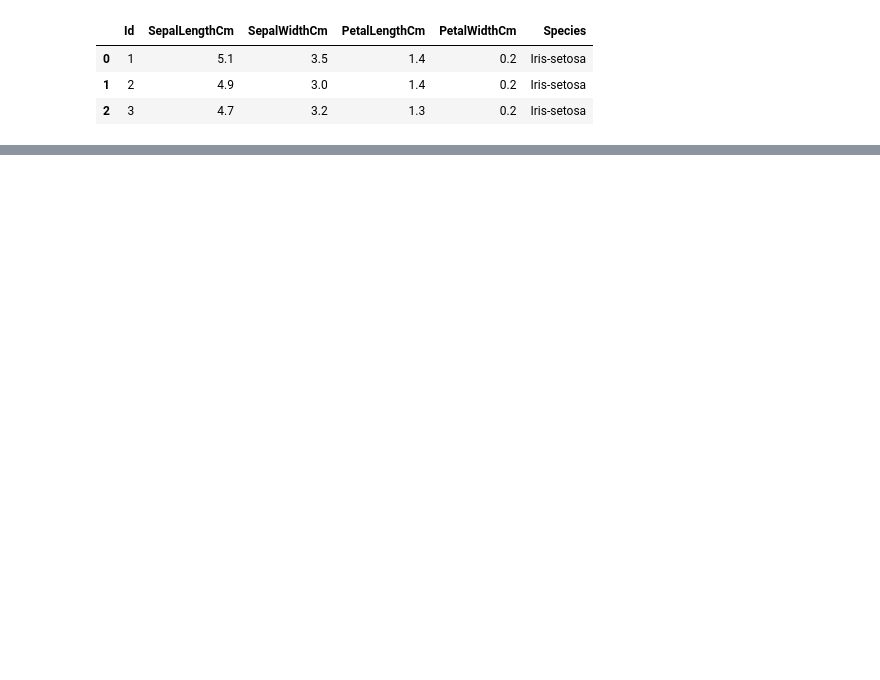
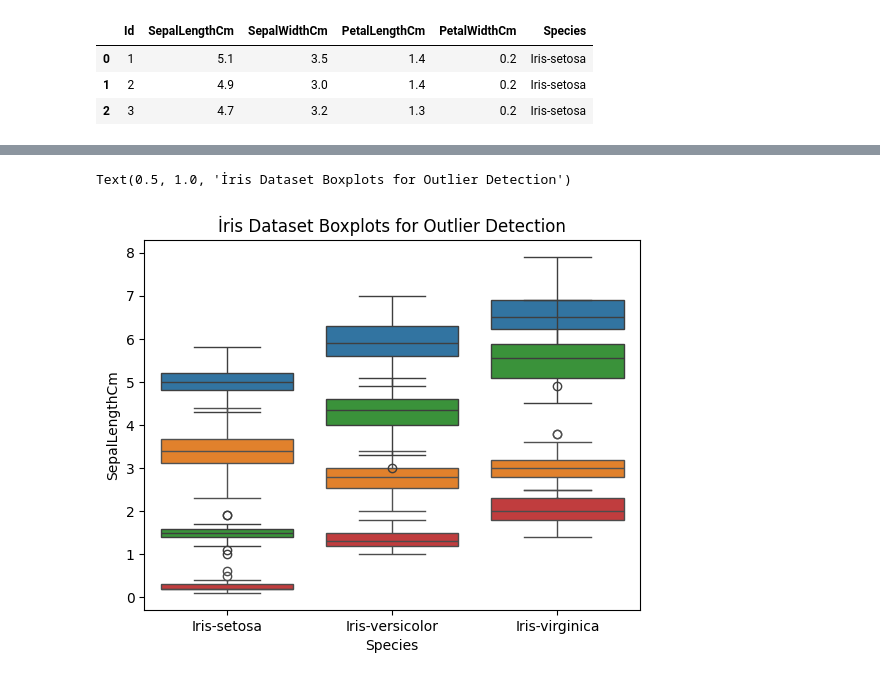
Before and after one commit to Ayberk-Aktan/Analyze_of_iris_datasets, a Jupyter notebook: project.ipynb, the cells around one changed output, grey strips where cells are left out. Drawn from its saved outputs; the diff is of its cells as text; code cells hidden in the pictures; blank space fills up the shorter version.

```diff
--- a/project.ipynb
+++ b/project.ipynb
@@ -16,0 +103,5 @@ df.head(3)
+# %%
+sns.boxplot(data=df,x="Species",y="SepalLengthCm")
+# %% [output]
+Text(0.5, 1.0, 'İris Dataset Boxplots for Outlier Detection')
+[figure, added]
```
Also changed, not shown: parts of 10 cells of this notebook.
